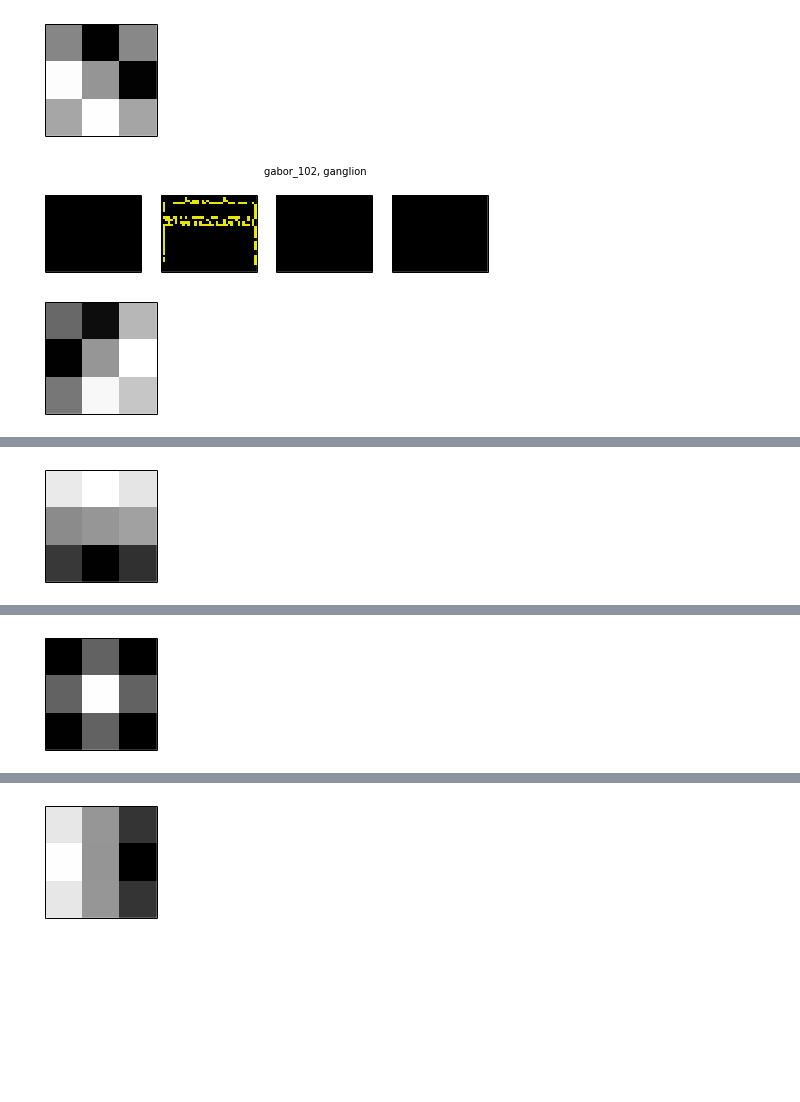
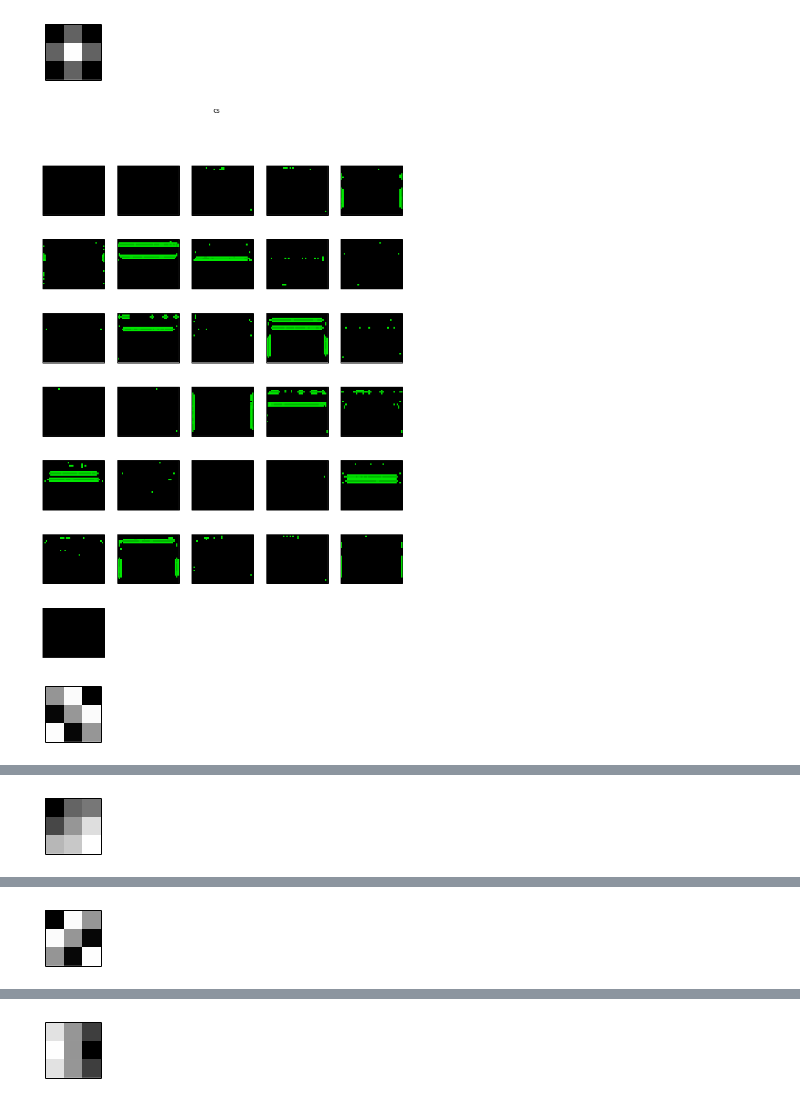
Before and after one commit to rjames91/play_vis, a Jupyter notebook: test_LGN.ipynb, the cells around one changed output, grey strips where cells are left out. Drawn from its saved outputs; the diff is of its cells as text; code cells hidden in the pictures; blank space fills up the shorter version.

```diff
--- a/test_LGN.ipynb
+++ b/test_LGN.ipynb
@@ -113,10 +115,12 @@ off_time_ms = 0
 start_time  = 10
 # %%
 # spikes_dir = './moving_bar_spikes/deg_%d___dx_%f'%(deg, dx)
+# spikes_dir = './breakout_emu_spikes'
+# spikes_dir = './breakout_emu_spikes_80'
 spikes_dir = './breakout_emu_spikes_40'
 spikes = pat_gen.img_spikes_from_to(spikes_dir, num_neurons, 0, 1,
                                     on_time_ms, off_time_ms,
-                                    start_time)
+                                    start_time, delete_before=50)
 
 print(len(spikes))
 def img_map(nrn_id, img_width, img_height):
@@ -159,6 +163,8 @@ plt.show()
 # %%
-w2s = 1.6
-sim.setup(timestep=1., max_delay=12., min_delay=1.)
+w2s =1.5
+sim.setup(timestep=1., max_delay=8., min_delay=1.)
+# if sim.__name__ == 'pyNN.spiNNaker':
+#     sim.set_number_of_neurons_per_core("IF_curr_exp", 50)
 
 cam, ssa_cam, prj_cam = setup_cam_pop(sim, spikes,
                                       img_w, img_h, w2s=w2s)
@@ -173,6 +179,10 @@ retina = Retina(sim, cam, img_w, img_h, mode, cfg=cfg)
 lgn = LGN(sim, retina, img_w, img_h, cfg=cfg)
 run_time = on_time_ms
 sim.run(run_time)
+
+
+cam_spks = retina.cam['on'].getSpikes(compatible_output=True)
+inter_cam_spks = retina.pops['on']['cam_inter'].getSpikes(compatible_output=True)
 
 out_spks = {}
 for k in retina.pops.keys():
@@ -198,6 +208,10 @@ for k in lgn.pops.keys():
         print("no spikes for lgn - population %s"%(k))
 
 sim.end()
+
+print("-------------------------------------------------------------------")
+print("\t\tDone simulation!!!")
+print("-------------------------------------------------------------------")
 # %% [output]
 Setting up camera population...
 Building Retina (40 x 32)
@@ -221,32 +332,19 @@ Building LGN...
 # %%
-
-
-
-for p in out_spks['on'].keys():
-    for t in out_spks['on'][p].keys():
-        if t != 'ganglion':
-            continue
-
-#         fig = plt.figure()#figsize=(12, 8))
-#         plot_output_spikes(out_spks['on'][p][t], color='g')
-#         plot_output_spikes(out_spks['off'][p][t], color='r')
-#         plt.suptitle("%s, %s"%(p, t))
-#         plt.show()
-        if p == 'cs':
-            krn = retina.cs
-        else:
-            krn = retina.gab[p]
-
-        fig = plt.figure(figsize=(2,2))
-        ax = plt.subplot(1,1,1)
-        my_imshow(ax, krn)
-        plt.show()
-        plot_out_spikes(out_spks['on'][p][t],
-                        out_spks['off'][p][t],
-                        img_w, img_h,
-                        on_time_ms, ftime_ms, thresh=25,
-                        title="%s, %s"%(p, t))
+for k in lgn_spks.keys():
+    if k == 'cs':
+        krn = retina.cs
+    else:
+        krn = retina.gab[k]
+    fig = plt.figure(figsize=(1,1))
+    ax = plt.subplot(1,1,1)
+    my_imshow(ax, krn)#, interpolation='bilinear')
+    plt.show()
+    plot_out_spikes(lgn_spks[k], [],
+                    img_w, img_h,
+                    on_time_ms, ftime_ms,
+                    thresh=25,
+                    title="%s"%(k))
 # %% [output]
-[figure, old version]
+[figure, new version]
-[figure, old version]
+[figure, new version]
-[figure, old version]
+[figure, new version]
@@ -254 +352 @@ for p in out_spks['on'].keys():
-[figure, old version]
+[figure, new version]
@@ -256 +354 @@ for p in out_spks['on'].keys():
-[figure, old version]
+[figure, new version]
@@ -258 +356 @@ for p in out_spks['on'].keys():
-[figure, old version]
+[figure, new version]
```
Also changed, not shown: parts of 8 cells of this notebook, 14 other files.
